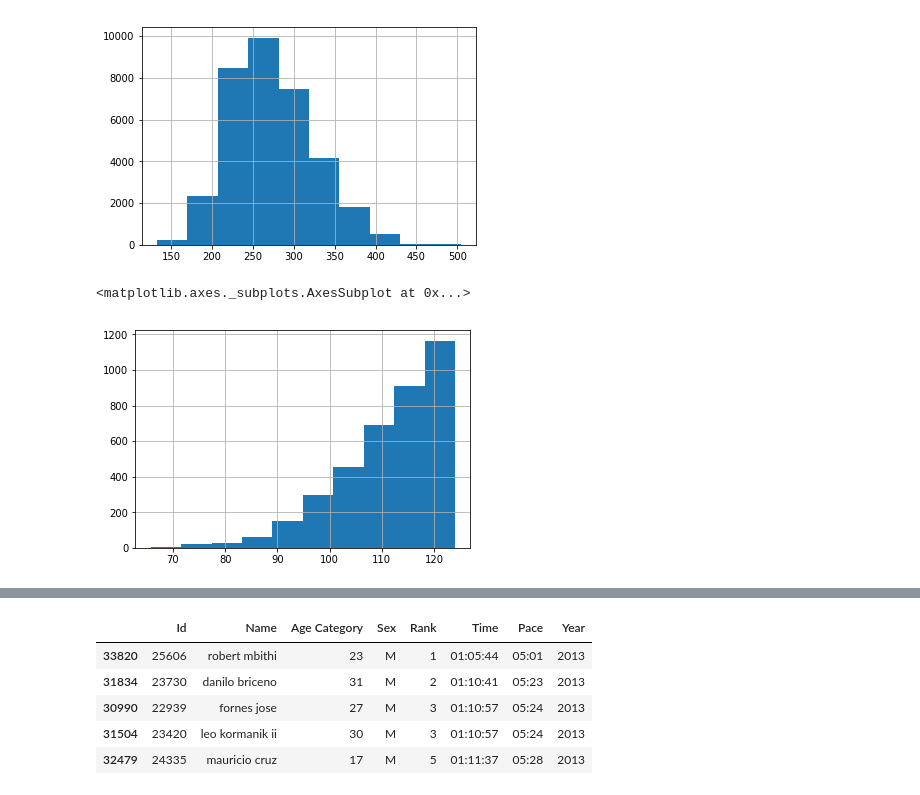
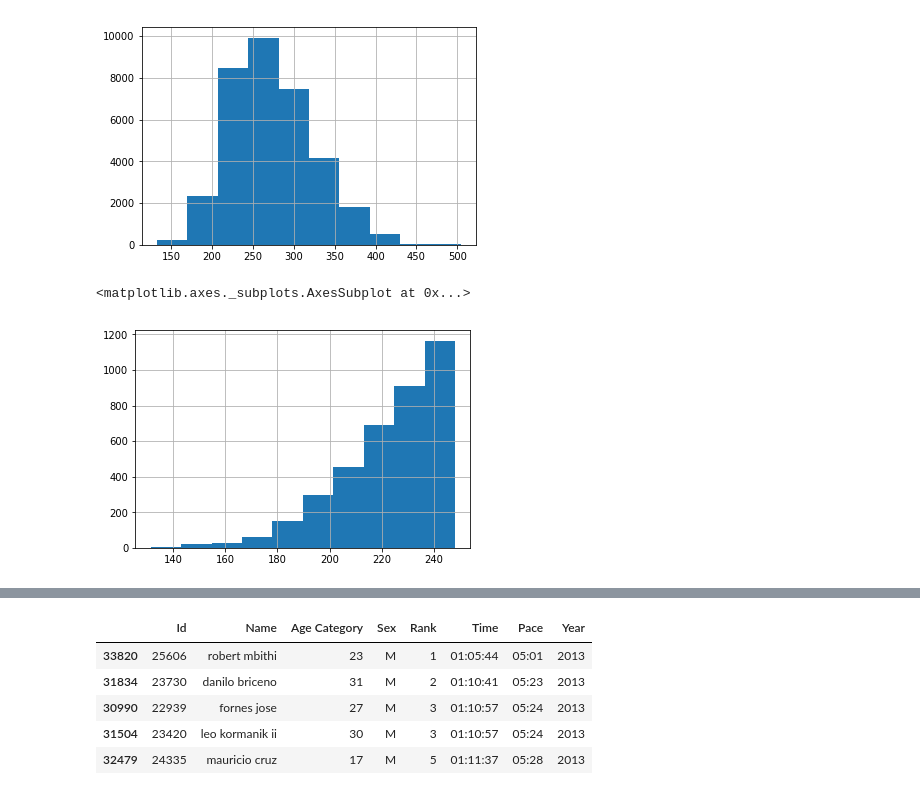
Before and after one commit to stawaway/Mini-project-1, a Jupyter notebook: Cleaning, Transformation, and Logistic Regression.ipynb, the cells around one changed output, grey strips where cells are left out. Saved outputs shown, nothing was run; the diff lists cells and outputs as text; code cells hidden in the pictures.

```diff
--- a/Cleaning, Transformation, and Logistic Regression.ipynb
+++ b/Cleaning, Transformation, and Logistic Regression.ipynb
@@ -118,8 +70,8 @@ Name: Time, dtype: object
 <matplotlib.axes._subplots.AxesSubplot at 0x...>
 [figure]
 # %%
-(marathon_data.groupby("Year").get_group(2013)["Time"] / pd.Timedelta(minutes = 1)).hist()
+(marathon_data.groupby("Year").get_group(2013)["Time"] / pd.Timedelta(minutes = 0.5)).hist()
 #Histogram of the finishing times for 2013, in minutes
 # %% [output]
 <matplotlib.axes._subplots.AxesSubplot at 0x...>
-[figure, old version]
+[figure, new version]
```
Also changed, not shown: parts of 68 cells of this notebook.
